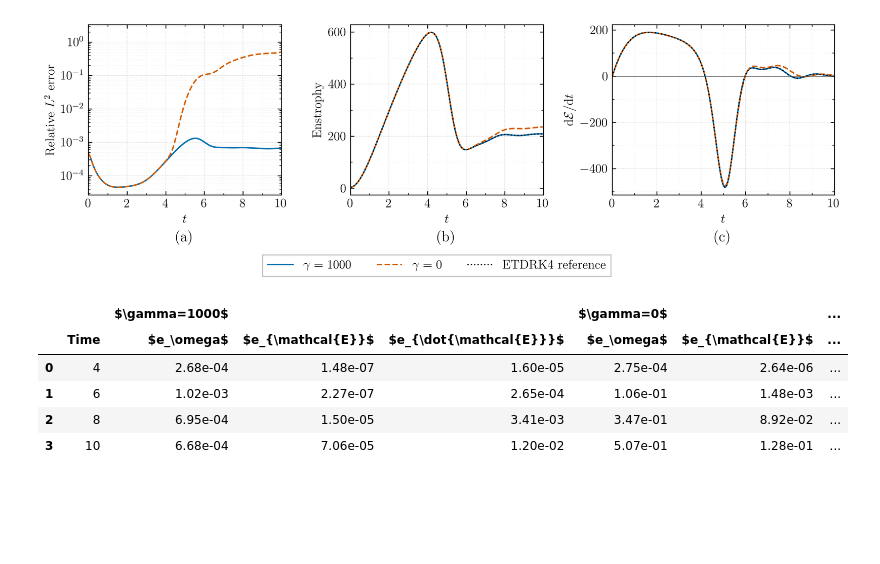
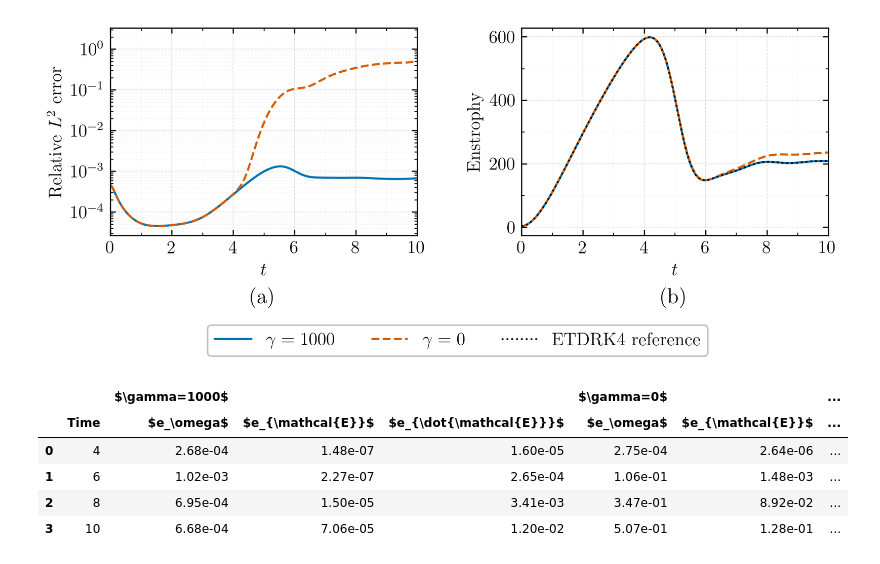
Before and after one commit to HaifengWang1031/ETD-mr-SAV-MS2, a Jupyter notebook: 02_Mean_Reverting_Test.ipynb, the cells around one changed output. Drawn from its saved outputs; the diff is of its cells as text; code cells hidden in the pictures; blank space fills up the shorter version.

```diff
--- a/02_Mean_Reverting_Test.ipynb
+++ b/02_Mean_Reverting_Test.ipynb
@@ -73,12 +73,12 @@ okabe_ito = {
 }
 
 fig, axes = plt.subplots(
-    1, 3,
-    figsize=(10.8, 3.4),
+    1, 2,
+    figsize=(8.5, 3.4),
     dpi=300,
-    gridspec_kw={"width_ratios": [1.0, 1.0, 1.15]},
+    gridspec_kw={"width_ratios": [1.0, 1.0]},
 )
-ax0, ax2, ax3 = axes
+ax0, ax2 = axes
 
 # A: relative L2 error against ETDRK4
 ax0.semilogy(t[1:], rel_l2_gamma, color=okabe_ito["blue"], lw=1.4,
@@ -95,54 +95,54 @@ ax0.yaxis.set_minor_locator(LogLocator(base=10, subs=np.arange(2, 10) * 0.1))
 # C: enstrophy evolution
 ax2.plot(t[1:], enstrophy_gamma[1:], color=okabe_ito["blue"], lw=1.4, label=r"$\gamma=1000$")
 ax2.plot(t[1:], enstrophy_gamma0[1:], color=okabe_ito["orange"], lw=1.4, ls="--", label=r"$\gamma=0$")
 ax2.plot(t[1:], enstrophy_ref[1:], color=okabe_ito["black"], lw=1.2, ls=":", label="ETDRK4 reference")
 ax2.set_xlabel(r"$t$")
 ax2.set_ylabel(r"Enstrophy")
 ax2.set_xlim(left=0, right=10)
 ax2.yaxis.set_minor_locator(AutoMinorLocator(2))
 
 # D: enstrophy rate of change
-ax3.plot(t[1:], enstrophy_rate_gamma[1:], color=okabe_ito["blue"], lw=1.4,
-         label=r"$\gamma=1000$")
-ax3.plot(t[1:], enstrophy_rate_gamma0[1:], color=okabe_ito["orange"], lw=1.4,
-         ls="--", label=r"$\gamma=0$")
-ax3.plot(t[1:], enstrophy_rate_ref[1:], color=okabe_ito["black"], lw=1.2,
-         ls=":", label="ETDRK4 reference")
-ax3.axhline(0.0, color="0.3", lw=0.8, alpha=0.7)
-ax3.set_xlabel(r"$t$")
-ax3.set_ylabel(r"$\mathrm{d}\mathcal{E}/\mathrm{d}t$")
-ax3.set_xlim(left=0, right=10)
-ax3.yaxis.set_minor_locator(AutoMinorLocator(2))
+# ax3.plot(t[1:], enstrophy_rate_gamma[1:], color=okabe_ito["blue"], lw=1.4,
+#          label=r"$\gamma=1000$")
+# ax3.plot(t[1:], enstrophy_rate_gamma0[1:], color=okabe_ito["orange"], lw=1.4,
+#          ls="--", label=r"$\gamma=0$")
+# ax3.plot(t[1:], enstrophy_rate_ref[1:], color=okabe_ito["black"], lw=1.2,
+#          ls=":", label="ETDRK4 reference")
+# ax3.axhline(0.0, color="0.3", lw=0.8, alpha=0.7)
+# ax3.set_xlabel(r"$t$")
+# ax3.set_ylabel(r"$\mathrm{d}\mathcal{E}/\mathrm{d}t$")
+# ax3.set_xlim(left=0, right=10)
+# ax3.yaxis.set_minor_locator(AutoMinorLocator(2))
 
-for ax in [ax0, ax2, ax3]:
+for ax in [ax0, ax2]:
     ax.xaxis.set_major_locator(MultipleLocator(2))
     ax.xaxis.set_minor_locator(AutoMinorLocator(2))
     ax.tick_params(which="both", direction="in", top=True, right=True)
     ax.grid(True, which="major", color="0.82", linestyle="--", linewidth=0.45, alpha=0.75)
     ax.grid(True, which="minor", color="0.90", linestyle=":", linewidth=0.35, alpha=0.80)
 
-for label, ax in zip(["(a)", "(b)", "(c)"], [ax0, ax2, ax3]):
-    ax.text(0.5, -0.25, label, transform=ax.transAxes,
+for label, ax in zip(["(a)", "(b)"], [ax0, ax2]):
+    ax.text(0.5, -0.3, label, transform=ax.transAxes,
             fontsize=14, fontweight="bold", ha="center", va="center")
 
 handles, labels = [], []
-for ax in [ax0,  ax2, ax3]:
+for ax in [ax0,  ax2]:
     ax_handles, ax_labels = ax.get_legend_handles_labels()
     for handle, label in zip(ax_handles, ax_labels):
         if label not in labels:
             handles.append(handle)
             labels.append(label)
 
 fig.legend(handles, labels, loc="lower center", ncol=3,
-           bbox_to_anchor=(0.5, -0.06), framealpha=0.95,
-           edgecolor="0.75", fancybox=False)
+           bbox_to_anchor=(0.5, -0.03), framealpha=0.95,
+           edgecolor="0.75",)
 
-fig.subplots_adjust(left=0.075, right=0.985, bottom=0.28, top=0.94, wspace=0.34)
-fig.savefig("./fig/mrSAV_comparison_publication.pdf")
-# fig.savefig("./fig/mrSAV_comparison_publication.png", dpi=600)
+fig.subplots_adjust(wspace=0.34, bottom=0.32)
+fig.savefig("./fig/mrSAV_comparison_publication.pdf", bbox_inches="tight")
+fig.savefig("./fig/mrSAV_comparison_publication.png", dpi=600, bbox_inches="tight")
 plt.show()
 # %% [output]
-[figure, old version]
+[figure, new version]
 # %%
 import pandas as pd
 
```
Also changed, not shown: 5 other files.
